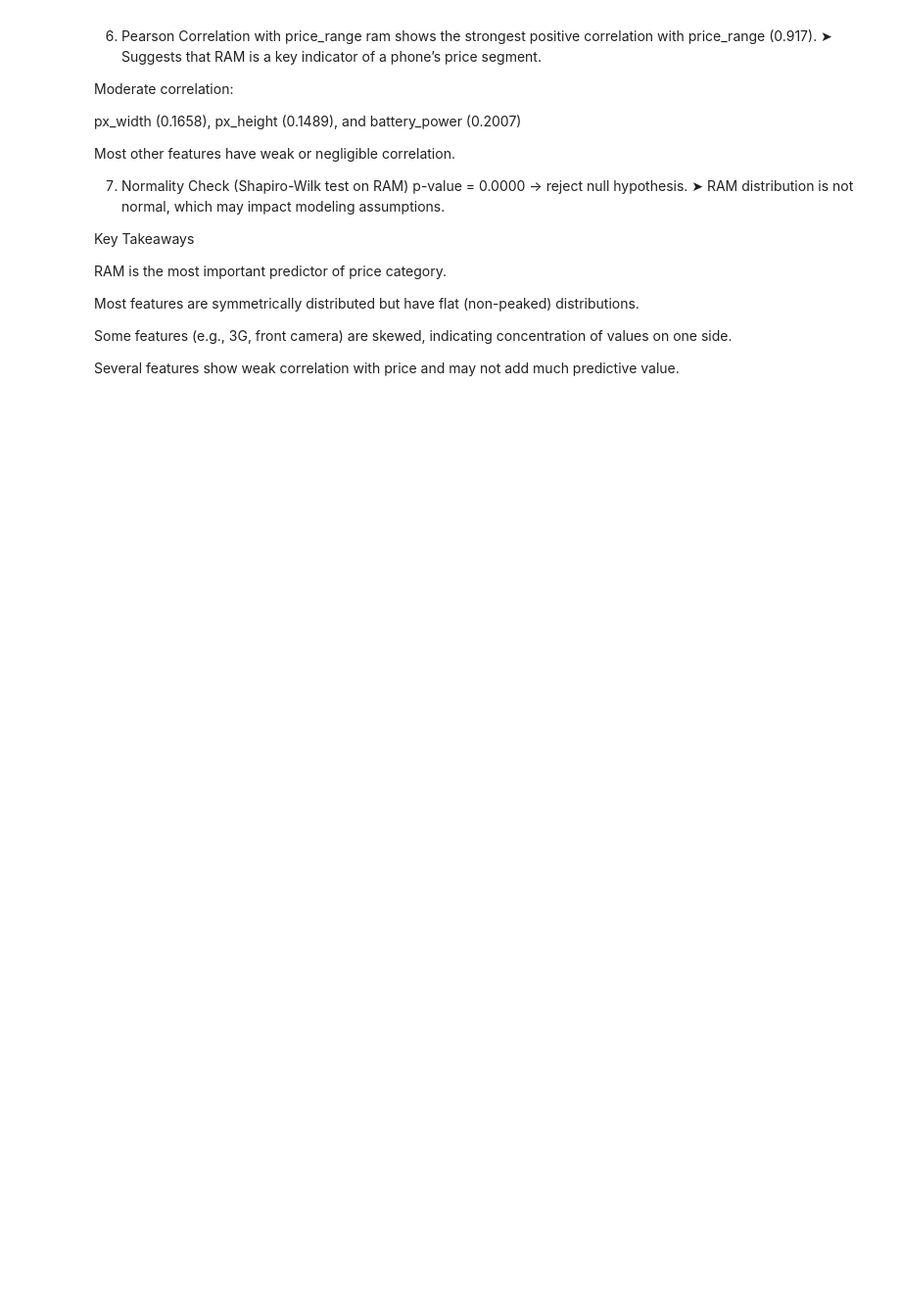
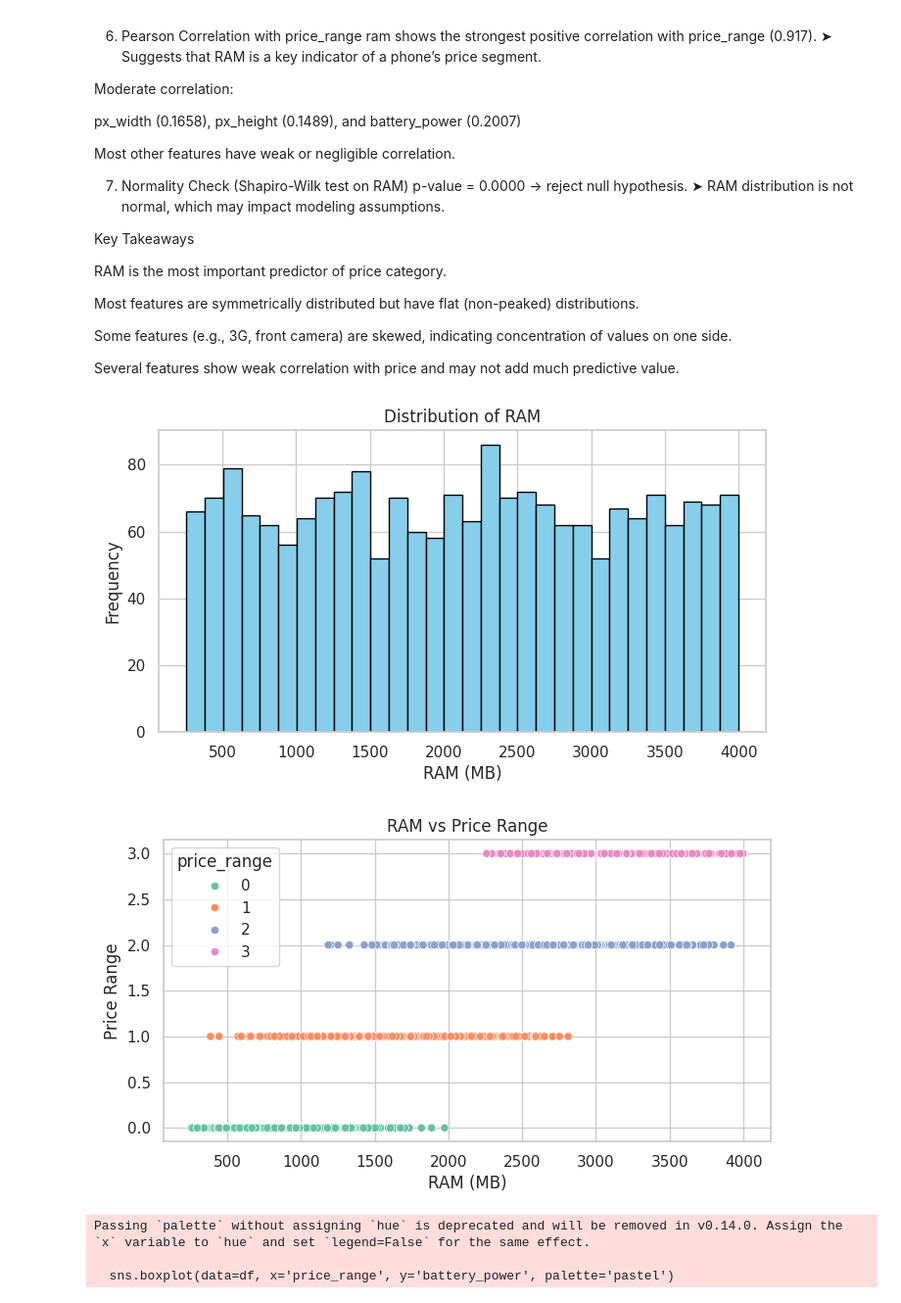
Before and after one commit to mila-klimovich/DI-Bootcamp, a Jupyter notebook: week12/day3/week12daily.ipynb, the cells around one changed output. Shown at 98% size. Drawn from its saved outputs; the diff is of its cells as text; code cells hidden in the pictures; blank space fills up the shorter version.

```diff
--- a/week12/day3/week12daily.ipynb
+++ b/week12/day3/week12daily.ipynb
@@ -253,3 +253,52 @@ Most features are symmetrically distributed but have flat (non-peaked) distribut
 Some features (e.g., 3G, front camera) are skewed, indicating concentration of values on one side.
 
 Several features show weak correlation with price and may not add much predictive value.
+# %%
+# 4. Data Visualization with Matplotlib:
+
+import matplotlib.pyplot as plt
+import seaborn as sns
+
+# Set a consistent style
+sns.set(style='whitegrid', palette='muted')
+
+# === HISTOGRAMS ===
+# Histogram of RAM
+plt.figure(figsize=(8, 4))
+plt.hist(df['ram'], bins=30, color='skyblue', edgecolor='black')
+plt.title('Distribution of RAM')
+plt.xlabel('RAM (MB)')
+plt.ylabel('Frequency')
+plt.show()
+
+# === SCATTER PLOTS ===
+# Scatter plot: RAM vs Price Range
+plt.figure(figsize=(8, 4))
+sns.scatterplot(data=df, x='ram', y='price_range', hue='price_range', palette='Set2')
+plt.title('RAM vs Price Range')
+plt.xlabel('RAM (MB)')
+plt.ylabel('Price Range')
+plt.show()
+
+# === BOX PLOTS ===
+# Box plot: Battery Power across Price Ranges
+plt.figure(figsize=(8, 4))
+sns.boxplot(data=df, x='price_range', y='battery_power', palette='pastel')
+plt.title('Battery Power across Price Ranges')
+plt.xlabel('Price Range')
+plt.ylabel('Battery Power (mAh)')
+plt.show()
+
+# === HEATMAP ===
+# Correlation heatmap
+plt.figure(figsize=(14, 10))
+corr_matrix = df.corr()
+sns.heatmap(corr_matrix, annot=True, fmt=".2f", cmap='coolwarm', linewidths=0.5)
+plt.title('Feature Correlation Heatmap')
+plt.show()
+# %% [output]
+[figure, added]
+[figure, added]
+Passing `palette` without assigning `hue` is deprecated and will be removed in v0.14.0. Assign the `x` variable to `hue` and set `legend=False` for the same effect.
+
+  sns.boxplot(data=df, x='price_range', y='battery_power', palette='pastel')
```
Also changed, not shown: parts of 3 cells of this notebook.
